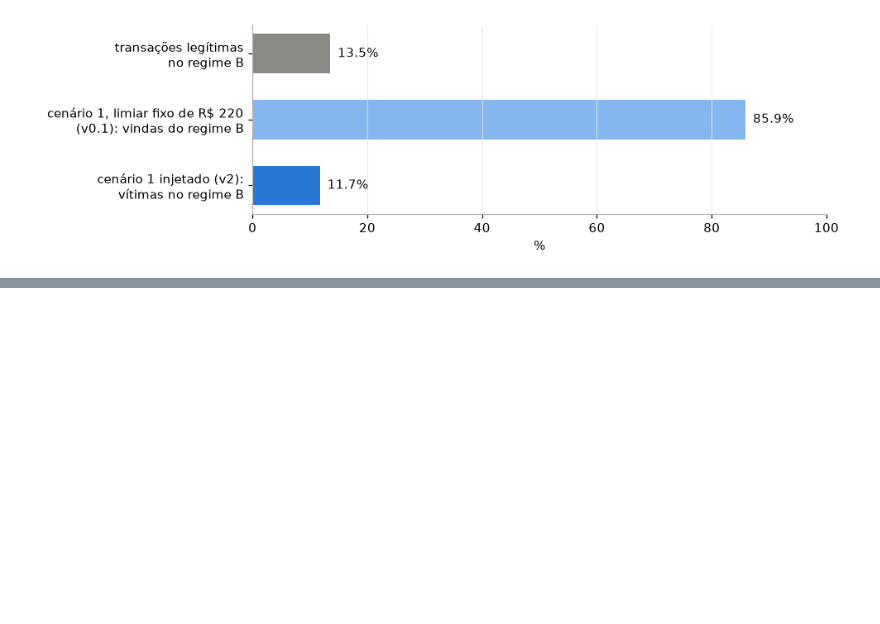
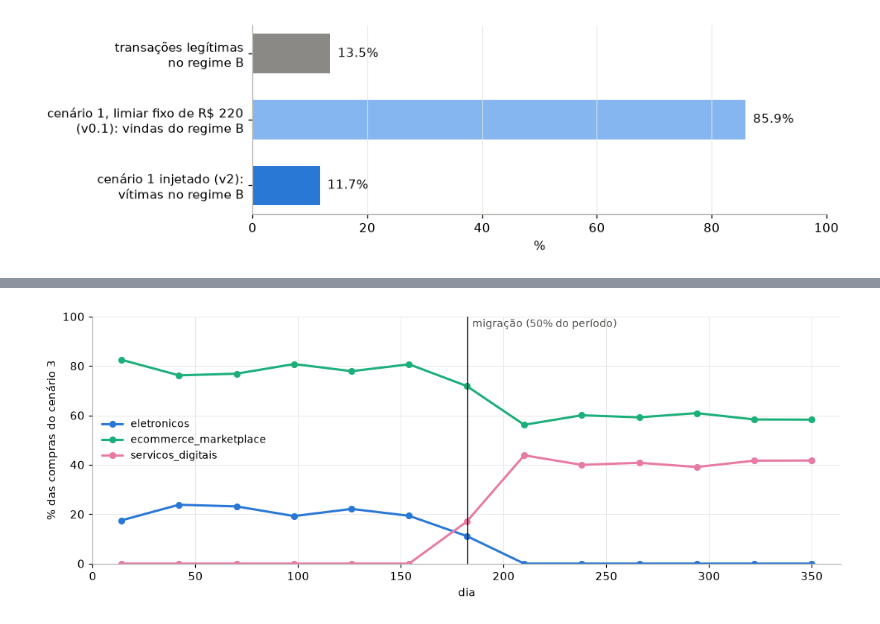
Before and after one commit to alexandreclem/synccfd, a Jupyter notebook: examples/frauds.ipynb, the cells around one changed output, grey strips where cells are left out. Cells and saved outputs as stored; diff of their text form; code cells hidden in the pictures; blank space fills up the shorter version.

```diff
--- a/examples/frauds.ipynb
+++ b/examples/frauds.ipynb
@@ -343,0 +395,26 @@ plt.show()
+# %%
+# Scenario 3 over time: share of its purchases in each category, per 4 weeks (the
+# last, partial block is left out)
+s3 = shop_tx[(shop_tx.TX_FRAUD_SCENARIO == 3) & (shop_tx.TX_TIME_DAYS < NB_DAYS // 28 * 28)]
+block = s3.TX_TIME_DAYS // 28
+s3_shares = pd.crosstab(block, s3.MERCHANT_CATEGORY, normalize="index")
+s3_colors = {"eletronicos": SCENARIO_COLORS[1], "ecommerce_marketplace": SCENARIO_COLORS[3],
+             "servicos_digitais": SCENARIO_COLORS[5]}
+fig, ax = plt.subplots(figsize=(10, 3.8))
+x = s3_shares.index * 28 + 14
+for name, color in s3_colors.items():
+    values = 100 * s3_shares.get(name, pd.Series(0.0, index=s3_shares.index))
+    ax.plot(x, values, color=color, lw=2, marker="o", markersize=5, label=name)
+ax.axvline(0.5 * NB_DAYS, color=INK, lw=1)
+ax.annotate("migração (50% do período)", (0.5 * NB_DAYS, 1), xycoords=("data", "axes fraction"),
+            xytext=(4, -2), textcoords="offset points", va="top", fontsize=9, color=SECONDARY)
+ax.set_xlim(0, NB_DAYS - 1)
+ax.set_ylim(0, 100)
+ax.set_xlabel("dia")
+ax.set_ylabel("% das compras do cenário 3")
+ax.legend(loc="center left", frameon=False, fontsize=9)
+fig.tight_layout()
+fig.savefig(FIG_DIR / "fraudes_cenario3_migracao.pdf", bbox_inches="tight")
+plt.show()
+# %% [output]
+[figure, added]
```
Also changed, not shown: parts of 2 cells of this notebook, 28 other files.
